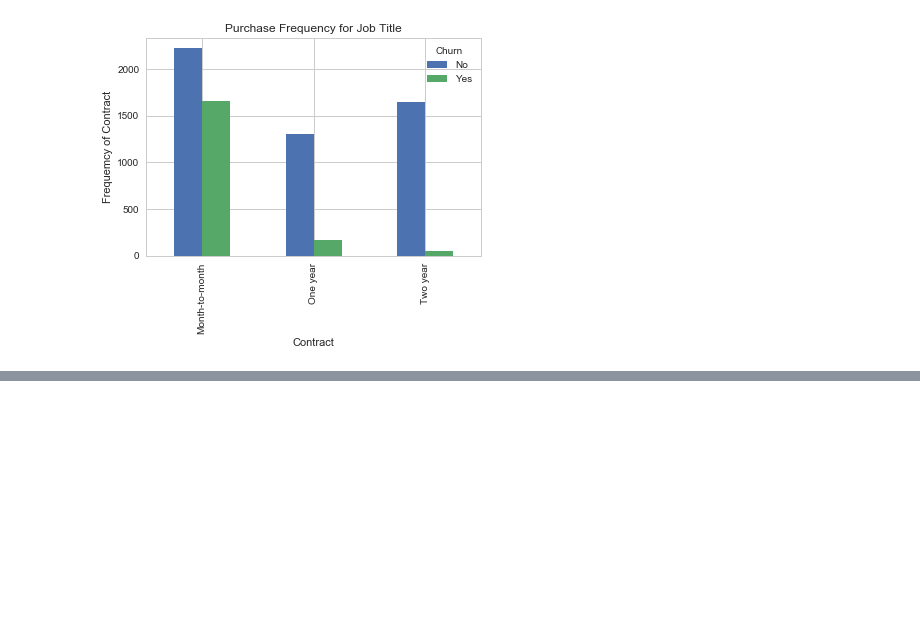
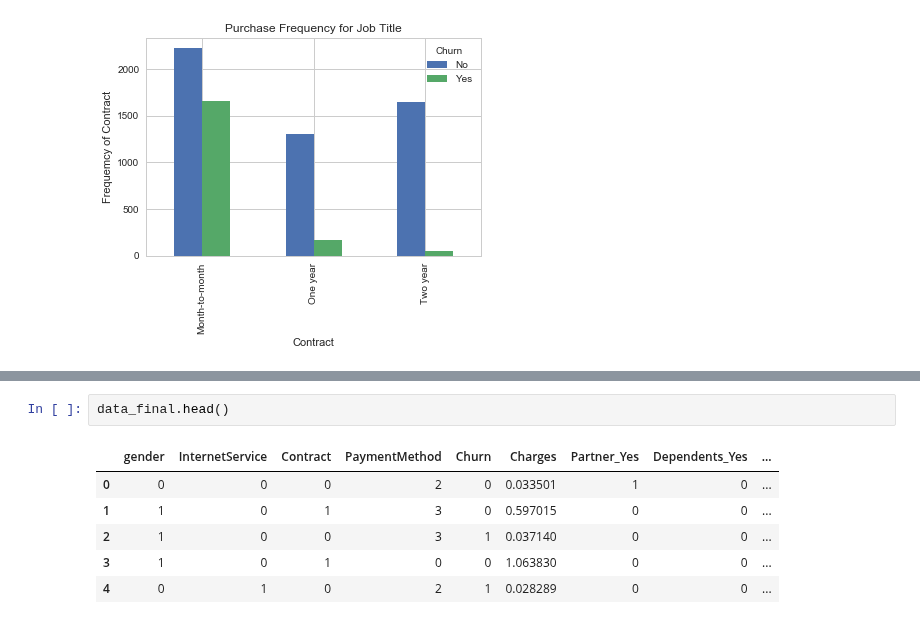
Before and after one commit to nov012017/Code, a Jupyter notebook: Python/Kaggle/TELCO/Telco_Python_LogisticRegression.ipynb, the cells around one changed output, grey strips where cells are left out. Cells and saved outputs as stored; diff of their text form; blank space fills up the shorter version.

```diff
--- a/Python/Kaggle/TELCO/Telco_Python_LogisticRegression.ipynb
+++ b/Python/Kaggle/TELCO/Telco_Python_LogisticRegression.ipynb
@@ -150,0 +172,9 @@ X_train, X_test, y_train, y_test = train_test_split(X, y, test_size=0.2, random_
+# %%
+data_final.head()
+# %% [output]
+|  | gender | InternetService | Contract | PaymentMethod | Churn | Charges | Partner_Yes | Dependents_Yes | ... |
+| 0 | 0 | 0 | 0 | 2 | 0 | 0.033501 | 1 | 0 | ... |
+| 1 | 1 | 0 | 1 | 3 | 0 | 0.597015 | 0 | 0 | ... |
+| 2 | 1 | 0 | 0 | 3 | 1 | 0.037140 | 0 | 0 | ... |
+| 3 | 1 | 0 | 1 | 0 | 0 | 1.063830 | 0 | 0 | ... |
+| 4 | 0 | 1 | 0 | 2 | 1 | 0.028289 | 0 | 0 | ... |
```
Also changed, not shown: parts of 18 cells of this notebook.
